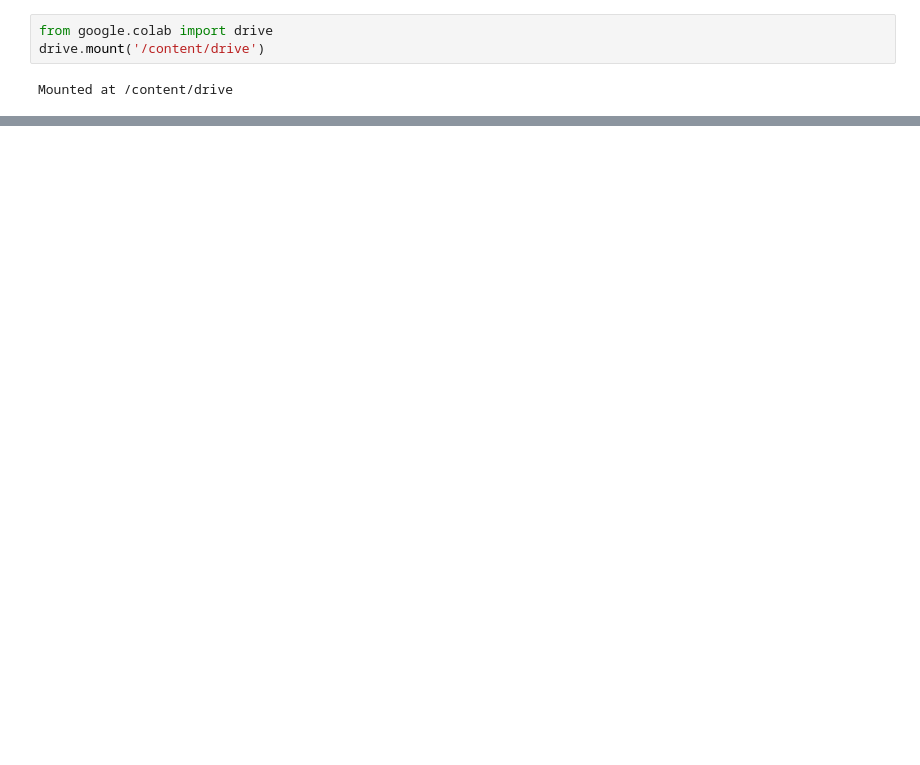
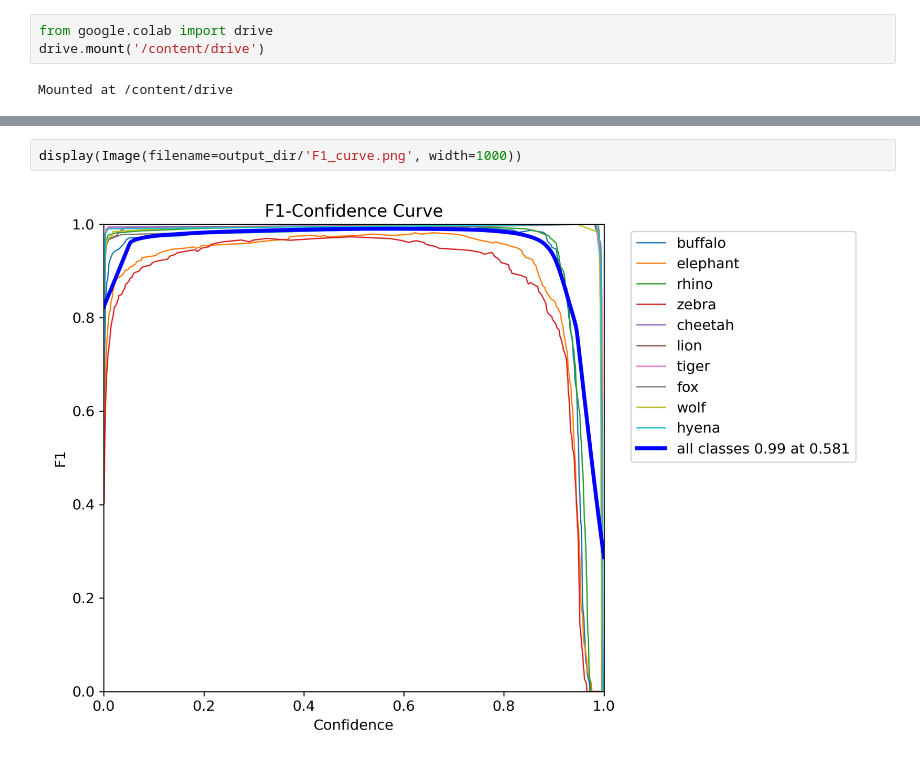
Before and after one commit to agnesSLu/WildAnimalDetection, a Jupyter notebook: notebook/yolo.ipynb, the cells around one changed output, grey strips where cells are left out. Cells and saved outputs as stored; diff of their text form; blank space fills up the shorter version.

```diff
--- a/notebook/yolo.ipynb
+++ b/notebook/yolo.ipynb
@@ -145,0 +226,4 @@ elephant_124.txt
+# %%
+display(Image(filename=output_dir/'F1_curve.png', width=1000))
+# %% [output]
+[figure, added]
```
Also changed, not shown: parts of 34 cells of this notebook, 44 other files.
